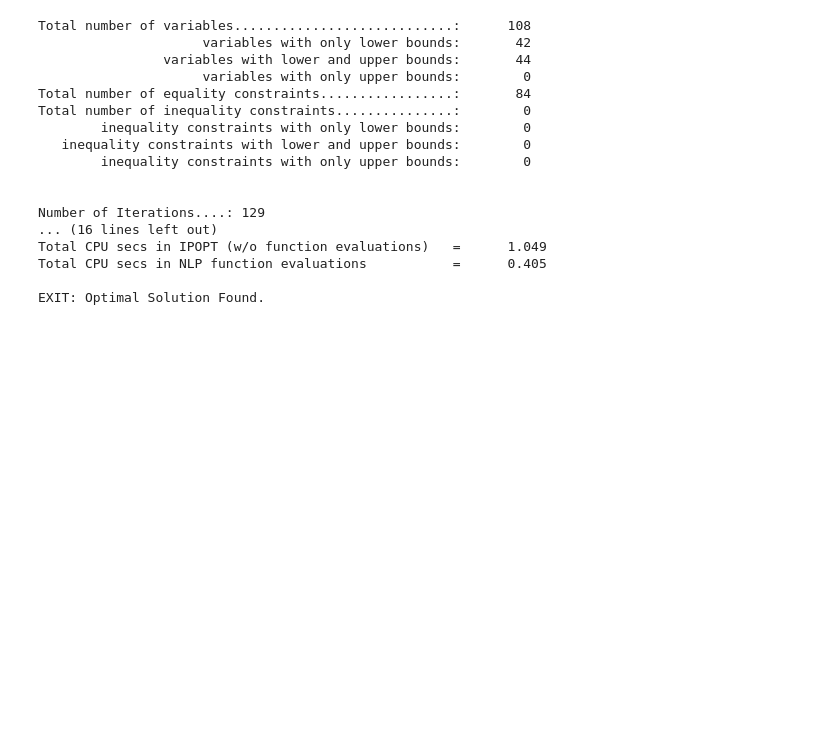
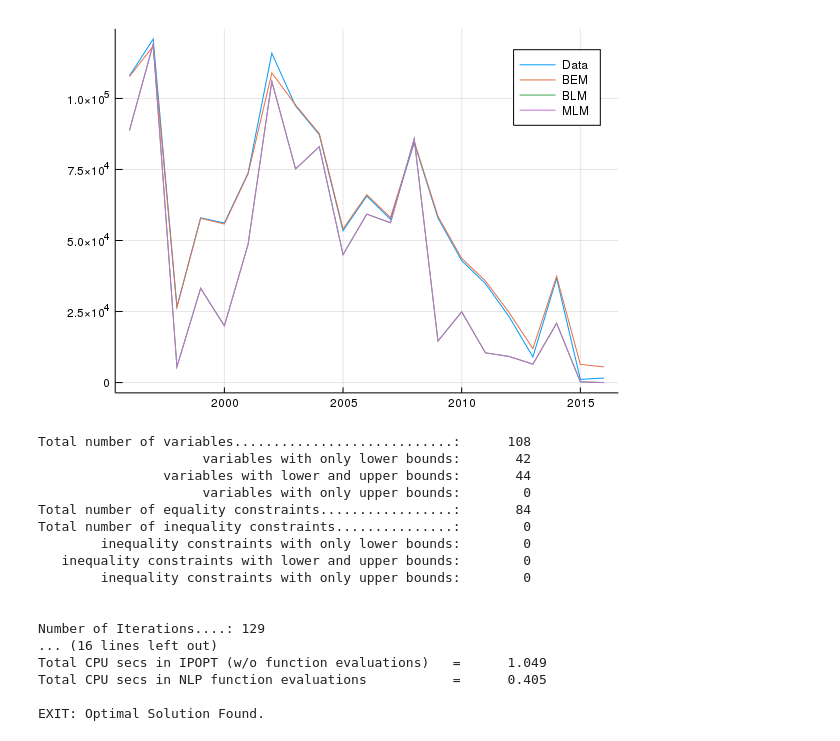
Before and after one commit to Lelsler/Squid, a Jupyter notebook: bem.ipynb, the cells around one changed output. Saved outputs shown, nothing was run; the diff lists cells and outputs as text; code cells hidden in the pictures; blank space fills up the shorter version.

```diff
--- a/bem.ipynb
+++ b/bem.ipynb
@@ -14,6 +15,13 @@ struct BEM <: Model end
 struct Migration <: Model end
 
 run = BEM();
+# %%
+# Read directly from file
+pf_file = CSV.read("model_compare_pf.csv");
+C_file = CSV.read("model_compare_C.csv");
+@df C_file plot(:Year, [:Data :BEM :BLM :MLM])
+# %% [output]
+[figure, added]
 # %%
 df2 = DataFrame(XLSX.readtable("./DATA/R3_data.xlsx", "Sheet1")...)
 VolAll = Float64.(df2[:C_t][6:end-1]) ## CATCH DATA
```
Also changed, not shown: parts of 1 cell of this notebook, 2 other files.
